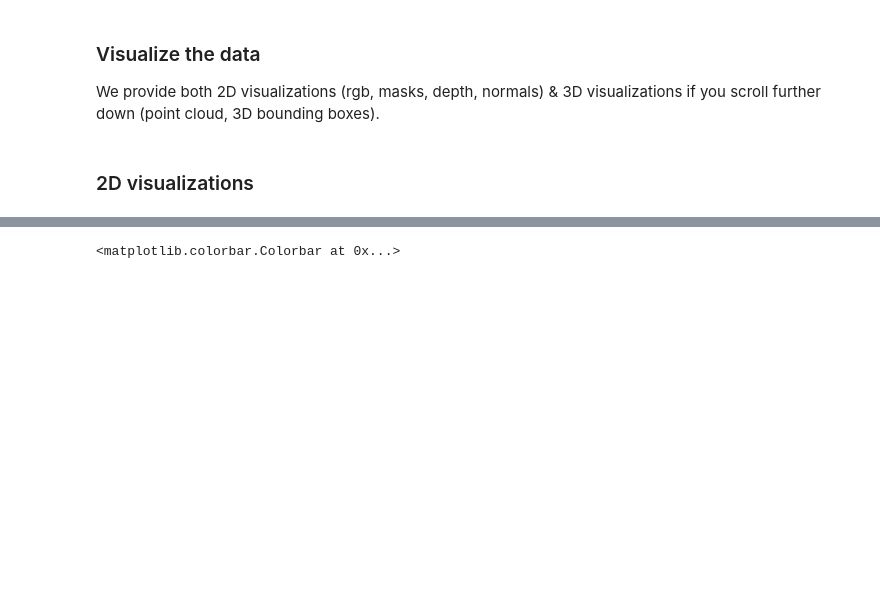
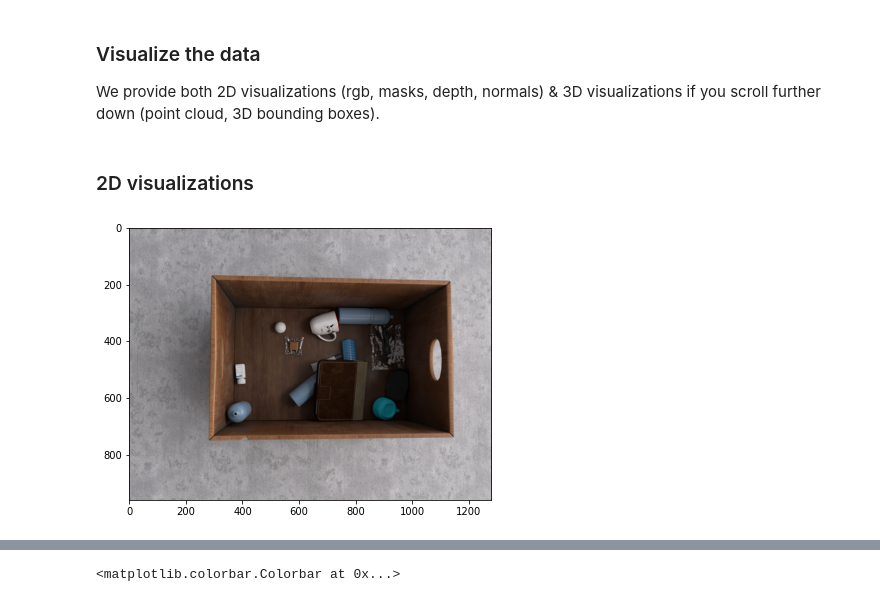
Before and after one commit to wyndwarrior/autoregressive-bbox, a Jupyter notebook: visualize_data.ipynb, the cells around one changed output, grey strips where cells are left out. Drawn from its saved outputs; the diff is of its cells as text; code cells hidden in the pictures; blank space fills up the shorter version.

```diff
--- a/visualize_data.ipynb
+++ b/visualize_data.ipynb
@@ -34,6 +35,12 @@ mask_full = segm['masks_amodal'] # shape(N_objects, H, W)
 We provide both 2D visualizations (rgb, masks, depth, normals) & 3D visualizations if you scroll further down (point cloud, 3D bounding boxes).
 # %% [markdown]
 ### 2D visualizations
+# %%
+# RGB
+plt.figure(figsize=(10, 5))
+plot_rgb(torch.from_numpy(rgb))
+# %% [output]
+[figure, added]
 # %%
 # RGB + masks
 boxes = masks_to_boxes(torch.from_numpy(mask_full)) # use amodal masks for boxes
```
Also changed, not shown: parts of 3 cells of this notebook, 3 other files.
